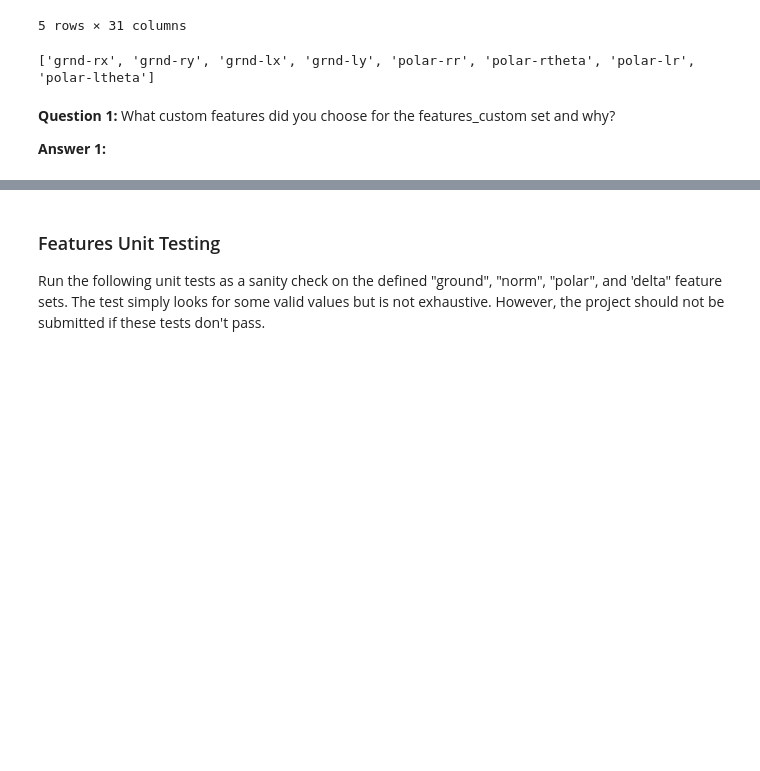
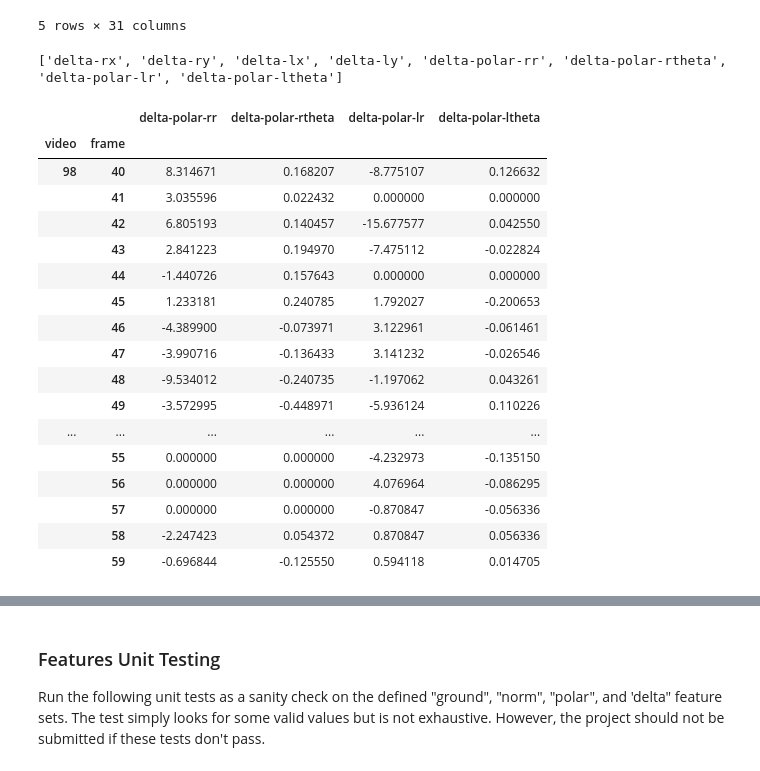
Before and after one commit to alikureishy/AI-hmm-signlanguage, a Jupyter notebook: asl_recognizer.ipynb, the cells around one changed output, grey strips where cells are left out. Cells and saved outputs as stored; diff of their text form; code cells hidden in the pictures; blank space fills up the shorter version.

```diff
--- a/asl_recognizer.ipynb
+++ b/asl_recognizer.ipynb
@@ -344,17 +344,45 @@ asl.df.head()
 |  | 3 | 149 | 181 | 170 | 175 | 161 | 62 | woman-1 | 113 | 9 | 119 | ... |
 |  | 4 | 149 | 181 | 170 | 175 | 161 | 62 | woman-1 | 113 | 9 | 119 | ... |
 5 rows × 31 columns
-# %%
-# TODO add features of your own design, which may be a combination of the above or something else
-# Name these whatever you would like
-
-# TODO define a list named 'features_custom' for building the training set
-features_custom = features_ground + features_polar
-
-print(features_custom)
-# %% [output]
-['grnd-rx', 'grnd-ry', 'grnd-lx', 'grnd-ly', 'polar-rr', 'polar-rtheta', 'polar-lr', 'polar-ltheta']
-# %% [markdown]
-**Question 1:**  What custom features did you choose for the features_custom set and why?
-
-**Answer 1:**
+# %%
+# TODO add features of your own design, which may be a combination of the above or something else
+# Name these whatever you would like
+
+# TODO define a list named 'features_custom' for building the training set
+features_polar_delta = ['delta-polar-rr', 'delta-polar-rtheta', 'delta-polar-lr', 'delta-polar-ltheta']
+sources_polar_delta = ['polar-rr', 'polar-rtheta', 'polar-lr', 'polar-ltheta']
+
+for source, dest in zip(sources_polar_delta, features_polar_delta):
+    asl.df[dest] = asl.df[source].diff().fillna(0)
+
+asl.df.head()
+
+# TODO add features of your own design, which may be a combination of the above or something else
+# Name these whatever you would like
+
+# TODO define a list named 'features_custom' for building the training set
+features_custom = features_delta + features_polar_delta
+
+print(features_custom)
+
+asl.df.head(60)[40:60][['delta-polar-rr', 'delta-polar-rtheta', 'delta-polar-lr', 'delta-polar-ltheta']]
+# %% [output]
+['delta-rx', 'delta-ry', 'delta-lx', 'delta-ly', 'delta-polar-rr', 'delta-polar-rtheta', 'delta-polar-lr', 'delta-polar-ltheta']
+|  |  | delta-polar-rr | delta-polar-rtheta | delta-polar-lr | delta-polar-ltheta |
+| video | frame |  |  |  |  |
+| 98 | 40 | 8.314671 | 0.168207 | -8.775107 | 0.126632 |
+|  | 41 | 3.035596 | 0.022432 | 0.000000 | 0.000000 |
+|  | 42 | 6.805193 | 0.140457 | -15.677577 | 0.042550 |
+|  | 43 | 2.841223 | 0.194970 | -7.475112 | -0.022824 |
+|  | 44 | -1.440726 | 0.157643 | 0.000000 | 0.000000 |
+|  | 45 | 1.233181 | 0.240785 | 1.792027 | -0.200653 |
+|  | 46 | -4.389900 | -0.073971 | 3.122961 | -0.061461 |
+|  | 47 | -3.990716 | -0.136433 | 3.141232 | -0.026546 |
+|  | 48 | -9.534012 | -0.240735 | -1.197062 | 0.043261 |
+|  | 49 | -3.572995 | -0.448971 | -5.936124 | 0.110226 |
+| ... | ... | ... | ... | ... | ... |
+|  | 55 | 0.000000 | 0.000000 | -4.232973 | -0.135150 |
+|  | 56 | 0.000000 | 0.000000 | 4.076964 | -0.086295 |
+|  | 57 | 0.000000 | 0.000000 | -0.870847 | -0.056336 |
+|  | 58 | -2.247423 | 0.054372 | 0.870847 | 0.056336 |
+|  | 59 | -0.696844 | -0.125550 | 0.594118 | 0.014705 |
```
Also changed, not shown: parts of 23 cells of this notebook, 1 other file.
